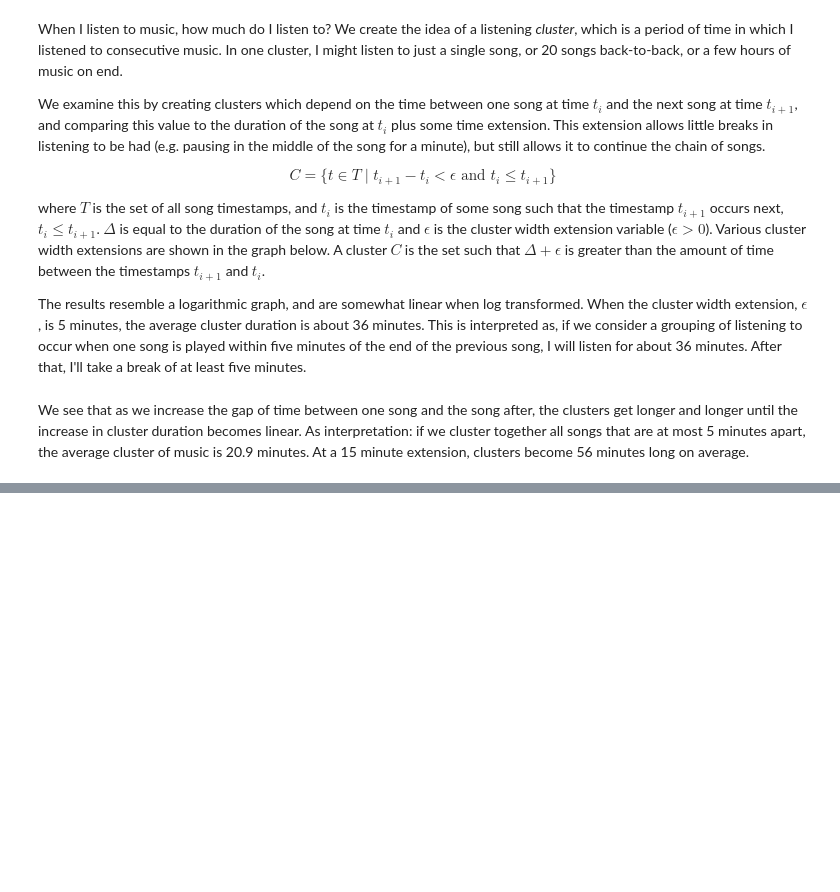
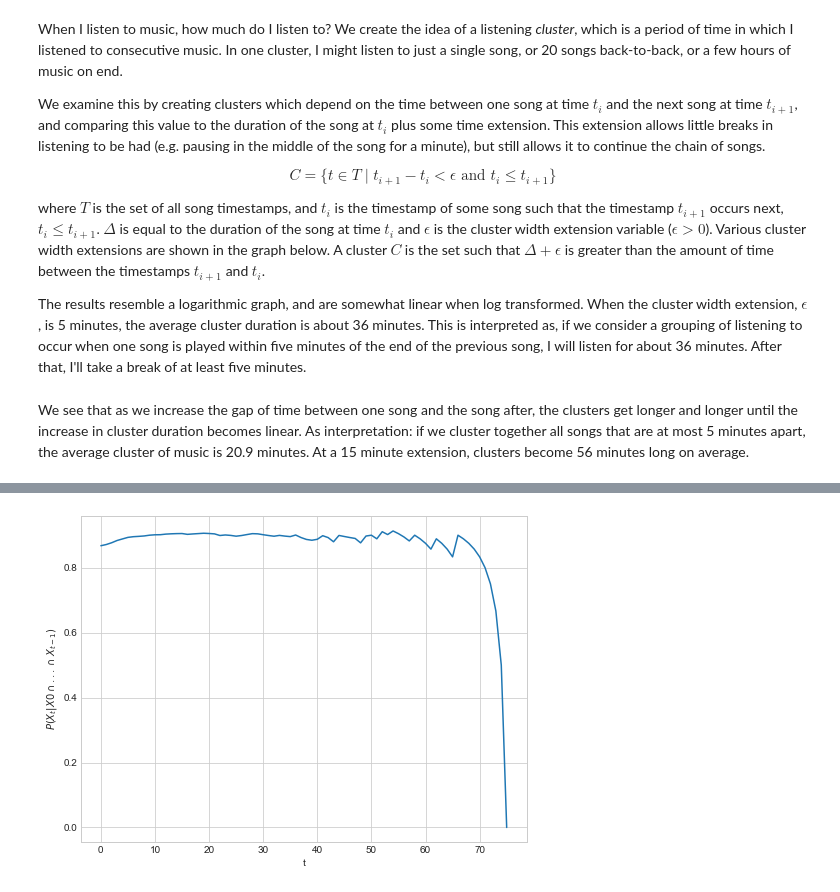
Before and after one commit to liebscher/musicanalysis, a Jupyter notebook: 4_Explore_Timing_Duration.ipynb, the cells around one changed output, grey strips where cells are left out. Saved outputs shown, nothing was run; the diff lists cells and outputs as text; code cells hidden in the pictures; blank space fills up the shorter version.

```diff
--- a/4_Explore_Timing_Duration.ipynb
+++ b/4_Explore_Timing_Duration.ipynb
@@ -298,0 +277,30 @@ plt.bar(c.index, c.values);
+# %%
+ts = T['timestamp_64'].values
+
+
+reach = 60 * 6
+rng = np.zeros(100)
+
+current = 0
+
+total = 0
+
+for i in range(len(ts)-2):
+#     print(f'{i} to {i+1} \t  {ts[i+1] - ts[i] <= reach}')
+    total += 1
+    if ts[i+1] - ts[i] <= reach:
+        current += 1
+        rng[:current+1] += 1
+    else:
+        current = 0
+# %%
+rng[0] = total
+probs = rng / total
+
+p = np.array([(probs[i+1] / probs[i]) for i in range(len(rng) - 1)])
+plt.subplots(figsize=(8,6))
+plt.ylabel(r'$P(X_t | X0 \cap ... \cap X_{t-1})$')
+plt.xlabel('t')
+plt.plot(range(len(rng) - 1), p);
+# %% [output]
+[figure, added]
```
Also changed, not shown: parts of 17 cells of this notebook.
